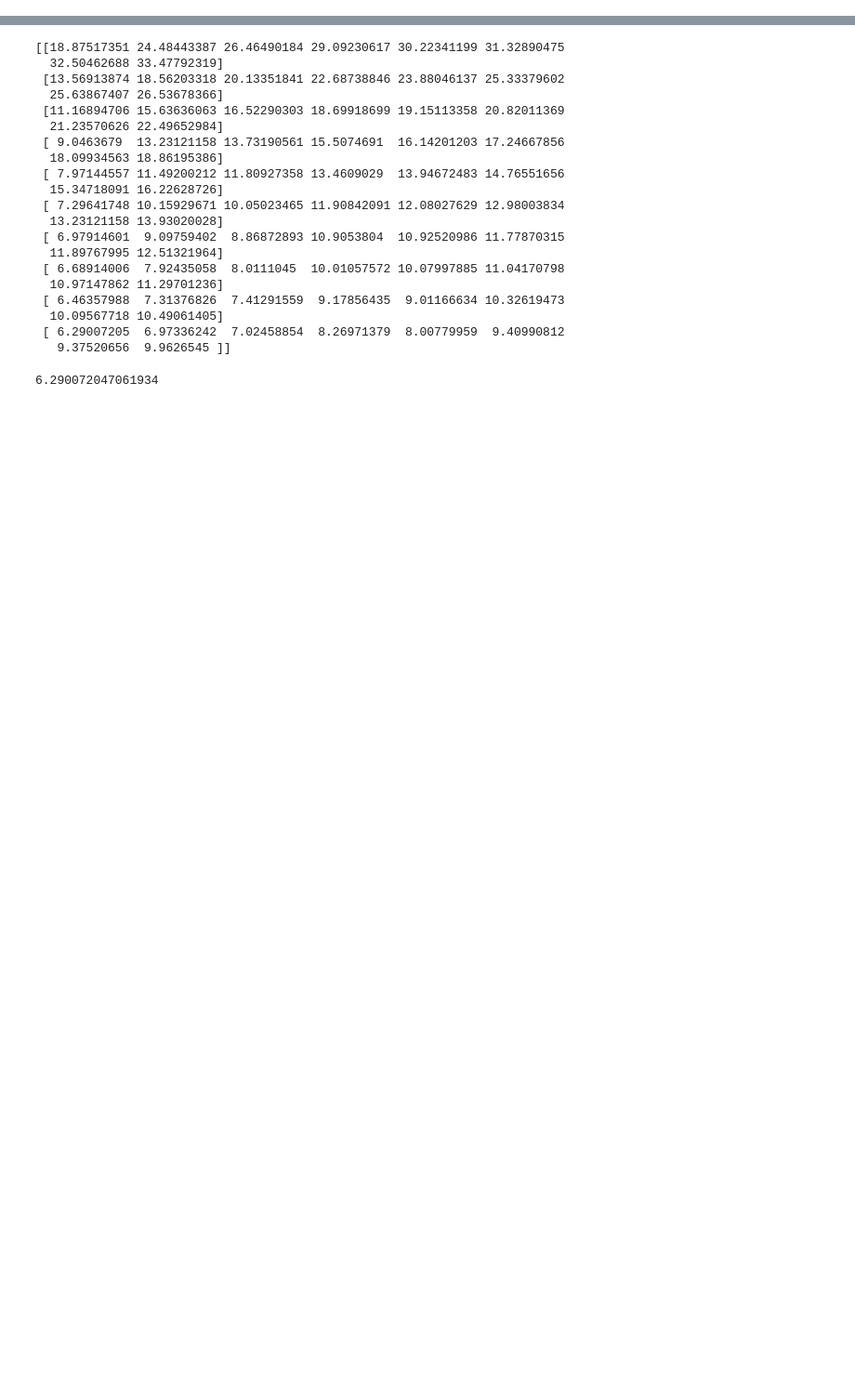
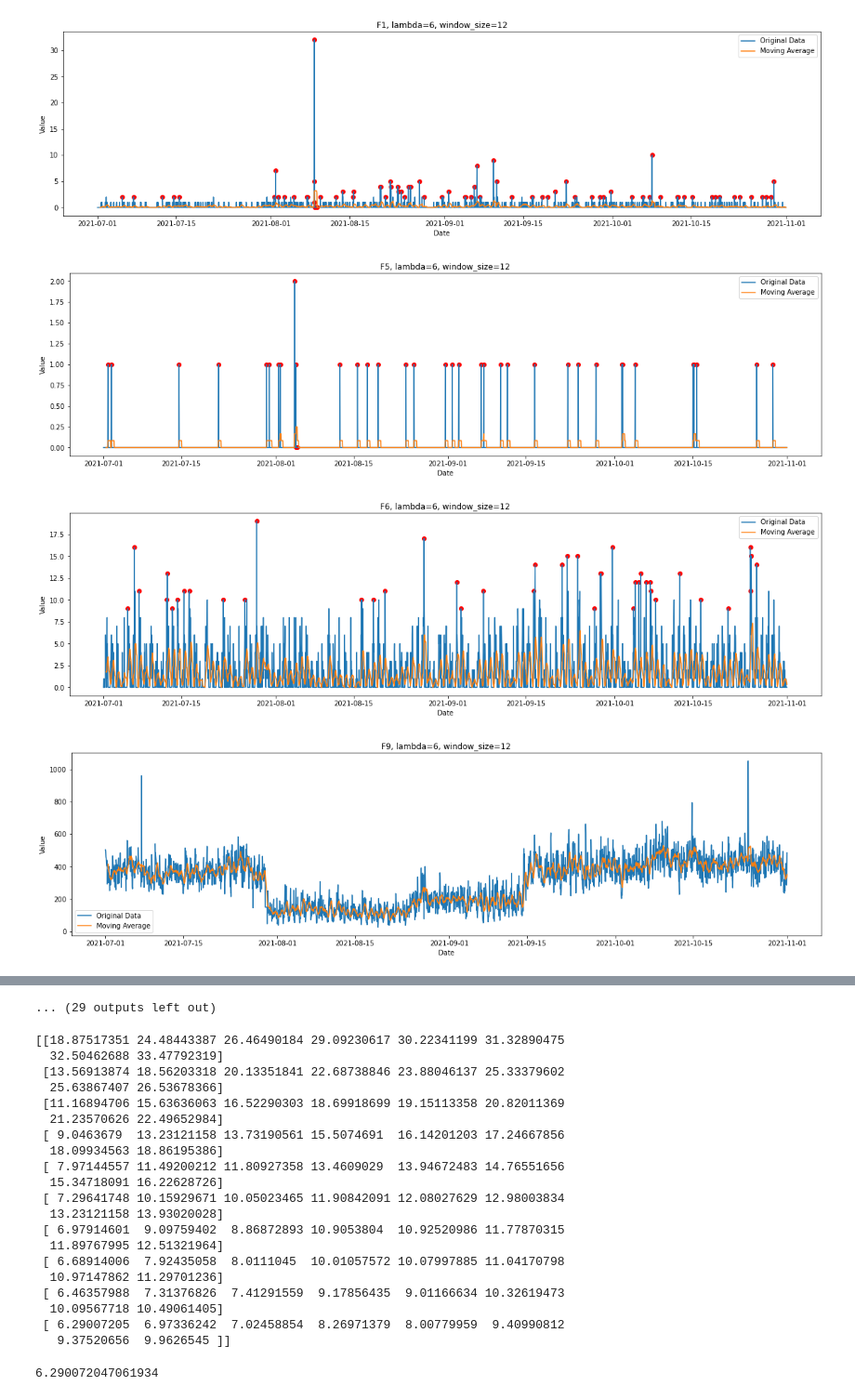
Before and after one commit to Vaishuhp/hpe_project, a Jupyter notebook: moving _avg2.ipynb, the cells around one changed output, grey strips where cells are left out. Shown at 93% size. Cells and saved outputs as stored; diff of their text form; code cells hidden in the pictures; blank space fills up the shorter version.

```diff
--- a/moving _avg2.ipynb
+++ b/moving _avg2.ipynb
@@ -78,19 +52 @@ Minimum lamda: 5
 Minimum window size: 12
-# %%
-for col in df.columns:
-    la=min_lamda
-    w=min_window_size
-    rolling_mean = df[col].rolling(window=w).mean()
-    std = np.std(rolling_mean)
-    threshold = la * std
-    plt.plot(df.index, df[col], label='Original Data')
-    plt.plot(rolling_mean.index, rolling_mean, label='Moving Average')
-    plt.legend(loc='best')
-    upper_limit = rolling_mean + threshold
-    lower_limit = rolling_mean - threshold
-    anomalies = (df[col].abs() > upper_limit)
-    plt.scatter(df.index[anomalies], df[col][anomalies], color='red', label='Anomalies')
-    plt.title(f"{col}, lambda={la}, window_size={w}")
-    plt.xlabel('Date')
-    plt.ylabel('Value')
-    plt.show()
@@ -110,0 +53,25 @@ for col in df.columns:
+# %%
+for col in df.columns:
+    la=min_lamda
+    w=min_window_size
+    rolling_mean = df[col].rolling(window=w).mean()
+    std = np.std(rolling_mean)
+    threshold = la * std
+    plt.plot(df.index, df[col], label='Original Data')
+    plt.plot(rolling_mean.index, rolling_mean, label='Moving Average')
+    plt.legend(loc='best')
+    upper_limit = rolling_mean + threshold
+    lower_limit = rolling_mean - threshold
+    anomalies = anomalies = (df[col].abs() > upper_limit) | (df[col].abs() < lower_limit)
+    plt.scatter(df.index[anomalies], df[col][anomalies], color='red', label='Anomalies')
+    plt.title(f"{col}, lambda={la}, window_size={w}")
+    plt.xlabel('Date')
+    plt.ylabel('Value')
+    col_name = col.replace("/", " divided by ")
+    plt.savefig(f"{col_name}_moving_avg_lamda_{lamda}_window_{window_size}.png")
+    plt.show()
+# %% [output]
+[figure, added]
+[figure, added]
+[figure, added]
+[figure, added]
@@ -111,3 +86,4 @@ for col in df.columns:
+... (29 outputs left out)
 # %%
 print(anomalies_array)
 # %% [output]
```
Also changed, not shown: parts of 3 cells of this notebook.
